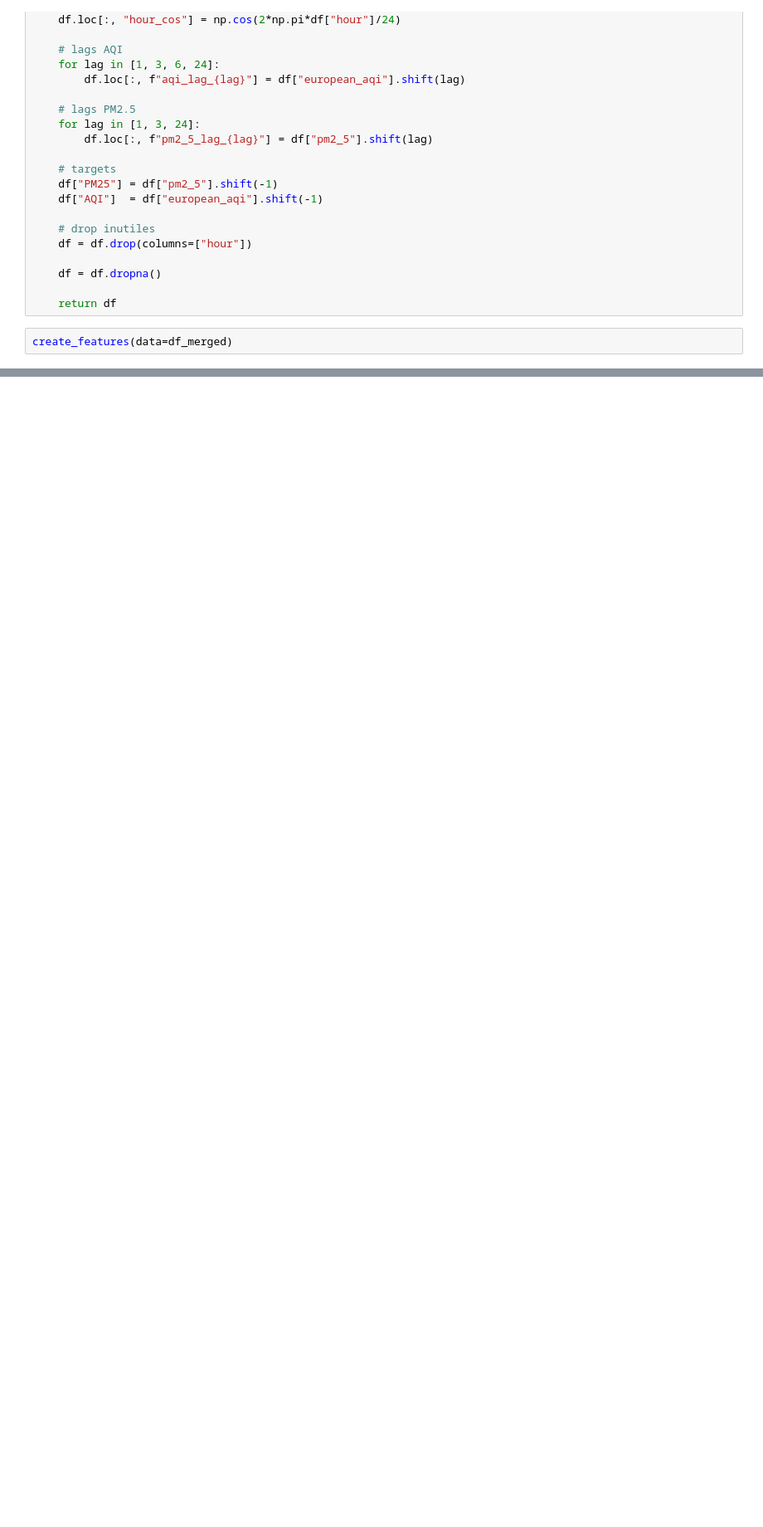
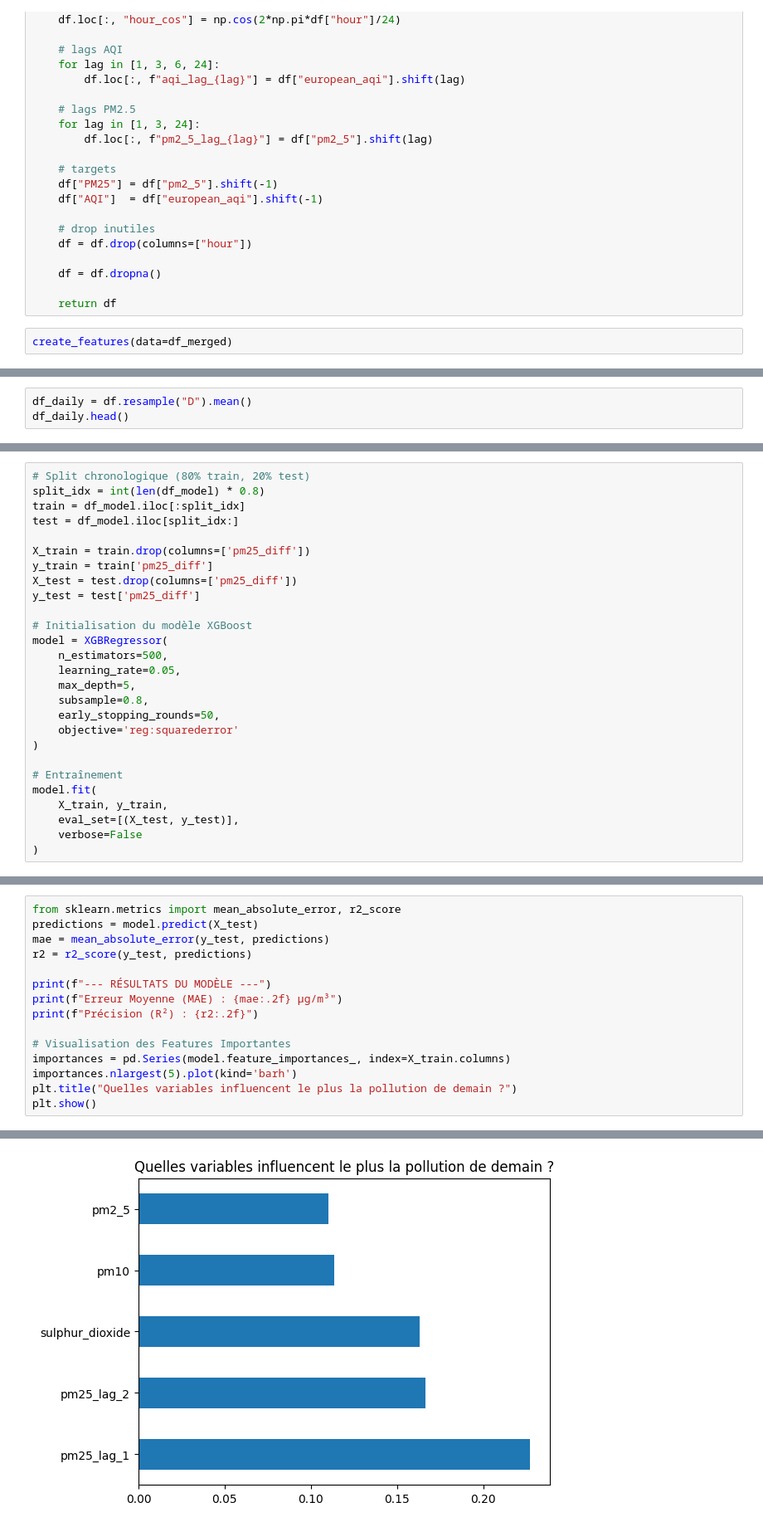
Before and after one commit to dona-eric/AirQuality, a Jupyter notebook: notebook/03_analyse.ipynb, the cells around one changed output, grey strips where cells are left out. Shown at 83% size. Saved outputs shown, nothing was run; the diff lists cells and outputs as text; blank space fills up the shorter version.

Commit message:
Analyse: analyse des données horaires pour identifier les patterns, aberrantes et les models

```diff
--- a/notebook/03_analyse.ipynb
+++ b/notebook/03_analyse.ipynb
@@ -256,0 +411,3 @@ create_features(data=df_merged)
+# %%
+df_daily = df.resample("D").mean()
+df_daily.head()
@@ -256,0 +465,27 @@ create_features(data=df_merged)
+# %%
+# Split chronologique (80% train, 20% test)
+split_idx = int(len(df_model) * 0.8)
+train = df_model.iloc[:split_idx]
+test = df_model.iloc[split_idx:]
+
+X_train = train.drop(columns=['pm25_diff'])
+y_train = train['pm25_diff']
+X_test = test.drop(columns=['pm25_diff'])
+y_test = test['pm25_diff']
+
+# Initialisation du modèle XGBoost
+model = XGBRegressor(
+    n_estimators=500,
+    learning_rate=0.05,
+    max_depth=5,
+    subsample=0.8,
+    early_stopping_rounds=50,
+    objective='reg:squarederror'
+)
+
+# Entraînement
+model.fit(
+    X_train, y_train,
+    eval_set=[(X_test, y_test)],
+    verbose=False
+)
@@ -256,0 +504,16 @@ create_features(data=df_merged)
+# %%
+from sklearn.metrics import mean_absolute_error, r2_score
+predictions = model.predict(X_test)
+mae = mean_absolute_error(y_test, predictions)
+r2 = r2_score(y_test, predictions)
+
+print(f"--- RÉSULTATS DU MODÈLE ---")
+print(f"Erreur Moyenne (MAE) : {mae:.2f} µg/m³")
+print(f"Précision (R²) : {r2:.2f}")
+
+# Visualisation des Features Importantes
+importances = pd.Series(model.feature_importances_, index=X_train.columns)
+importances.nlargest(5).plot(kind='barh')
+plt.title("Quelles variables influencent le plus la pollution de demain ?")
+plt.show()
+# %% [output]
@@ -256,0 +523 @@ create_features(data=df_merged)
+[figure, added]
```
Also changed, not shown: parts of 25 cells of this notebook, 1 other file.
